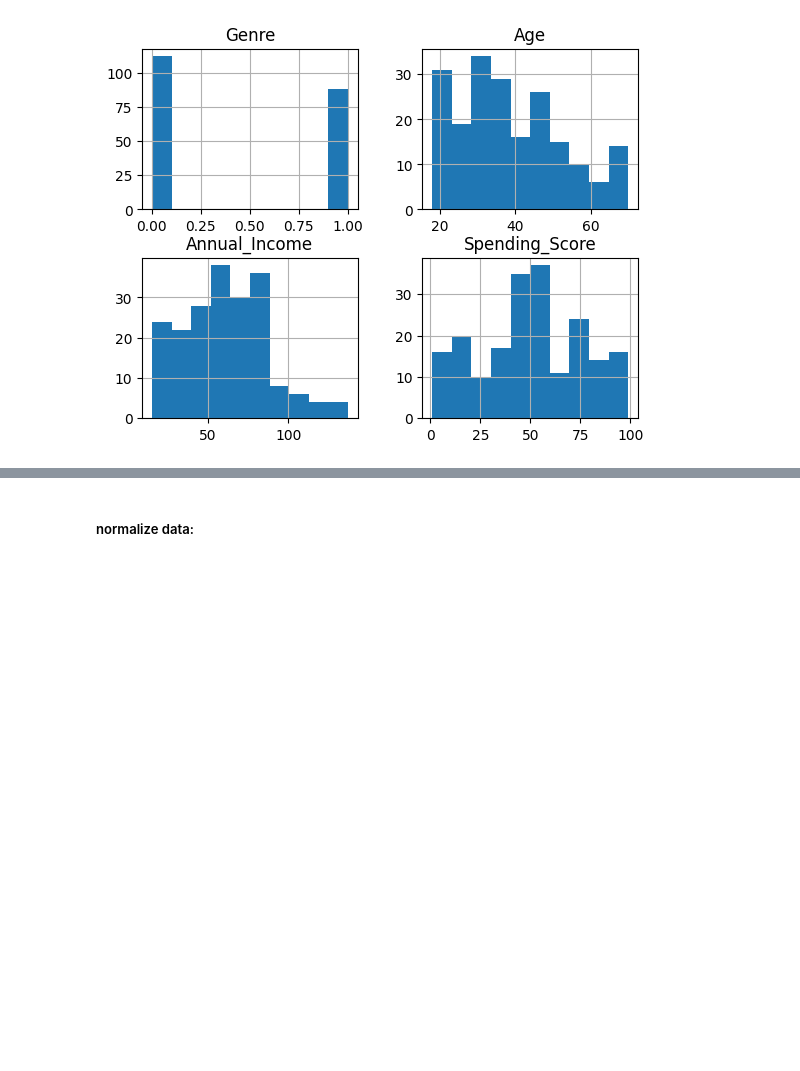
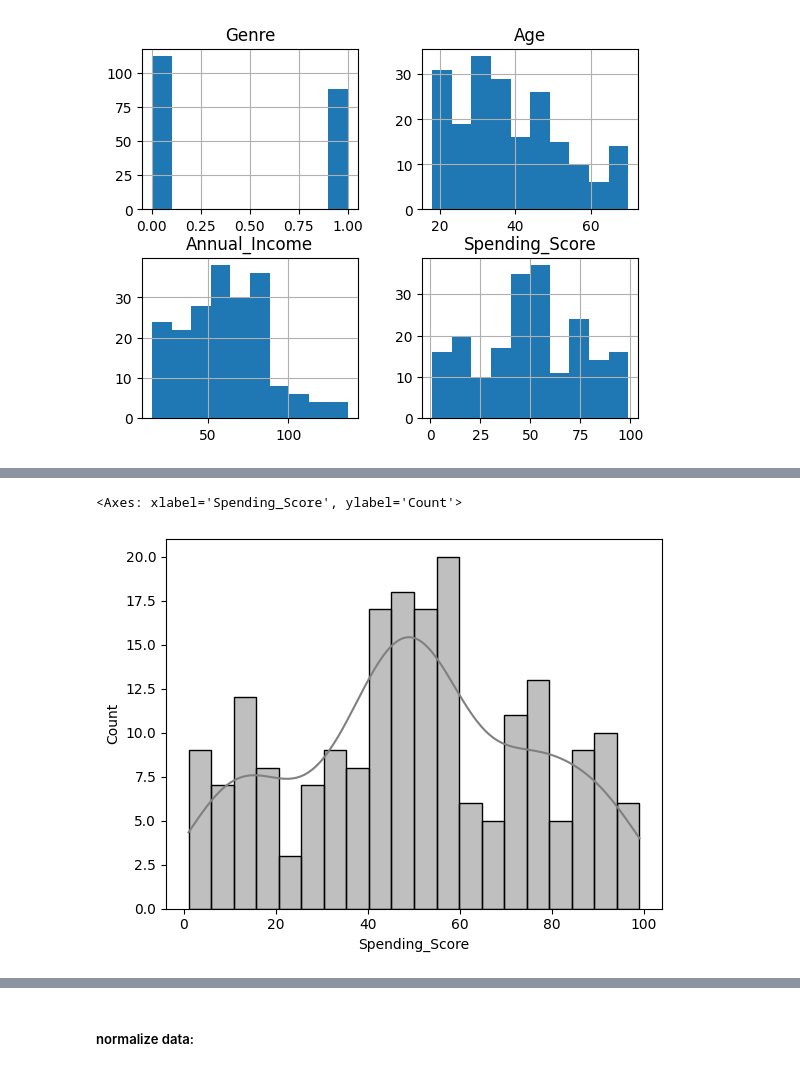
Before and after one commit to montmsn/ML_shopping_dataset, a Jupyter notebook: main.ipynb, the cells around one changed output, grey strips where cells are left out. Saved outputs shown, nothing was run; the diff lists cells and outputs as text; code cells hidden in the pictures; blank space fills up the shorter version.

```diff
--- a/main.ipynb
+++ b/main.ipynb
@@ -44,0 +50,5 @@ array([[<Axes: title={'center': 'Genre'}>,
+# %%
+sns.histplot(df['Spending_Score'], kde=True, bins=20, color='grey')
+# %% [output]
+<Axes: xlabel='Spending_Score', ylabel='Count'>
+[figure, added]
```
Also changed, not shown: parts of 4 cells of this notebook.
